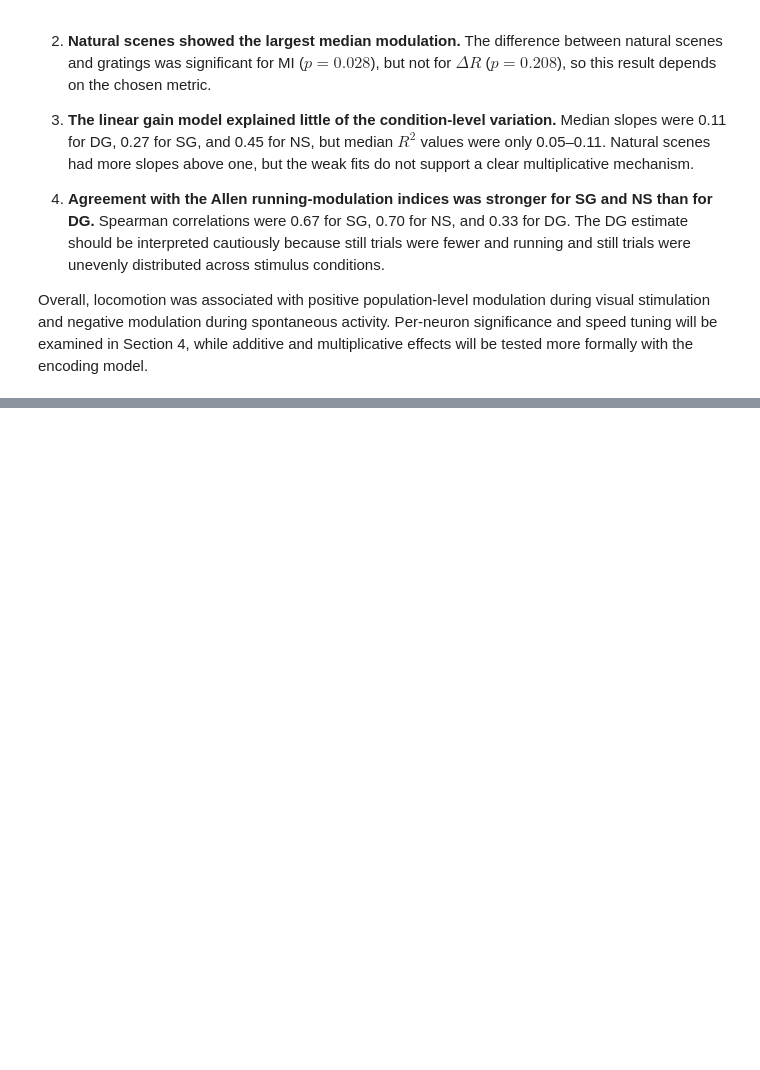
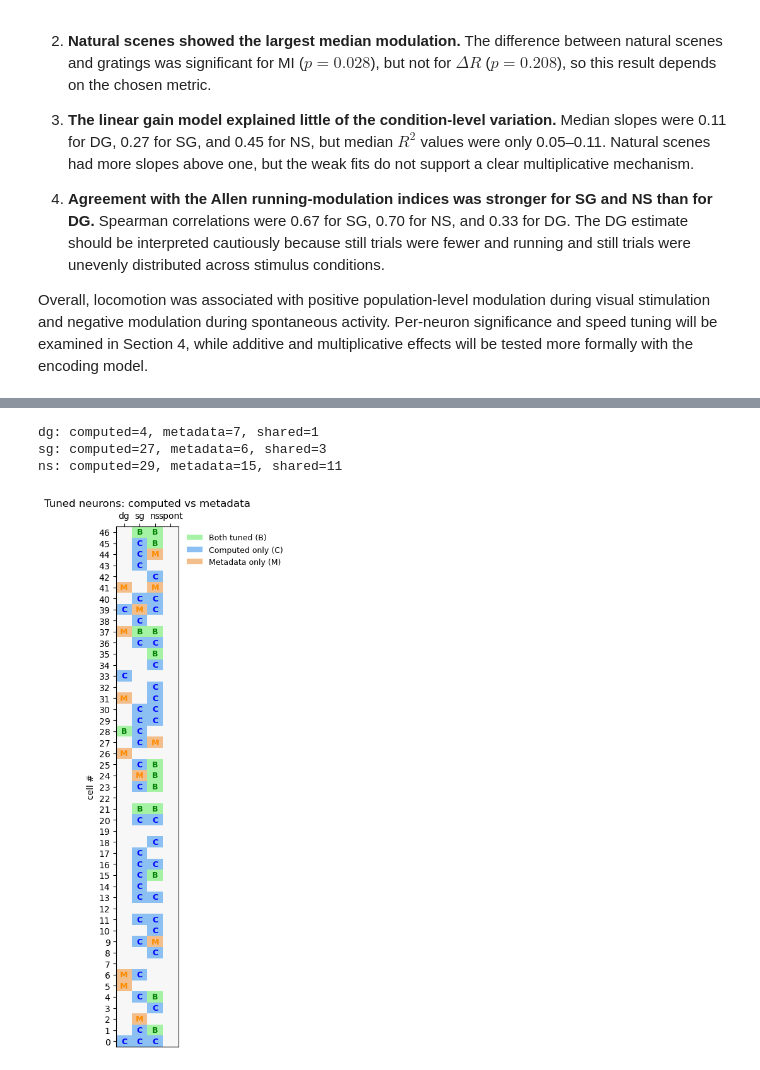
Before and after one commit to ZhidongZhang96/NDS-V1-RunningNaturalMod, a Jupyter notebook: visual_coding_B.ipynb, the cells around one changed output, grey strips where cells are left out. Drawn from its saved outputs; the diff is of its cells as text; code cells hidden in the pictures; blank space fills up the shorter version.

```diff
--- a/visual_coding_B.ipynb
+++ b/visual_coding_B.ipynb
@@ -413,21 +283,0 @@ for stim in SHORT_STIM[:-1]:
-# %%
-# ── Convert index arrays to boolean masks ──
-n_cells = len(data["matched_cell_ids"])
-
-tuned_masks = {
-    stim: np.isin(np.arange(n_cells), tuned_neurons[stim])
-    for stim in SHORT_STIM
-}
-
-speed_tuned_masks = {
-    stim: np.isin(np.arange(n_cells), speed_tuned[stim])
-    for stim in SHORT_STIM[:-1]  # spont has no metadata
-}
-
-# ── Plot grid: computed (t-test) vs metadata (p_run_mod) ──
-fig = plot_tuned_neurons_grid(
-    tuned_masks,
-    metadata_tuned=speed_tuned_masks,
-    figsize=(3.5, 9),
-)
-plt.show()
@@ -439,0 +317,27 @@ plt.show()
+# %%
+p_speed = metadata[[f"p_run_mod_{stim}" for stim in SHORT_STIM[:-1]]].values
+mask_speed_tuned = p_speed < 0.05
+speed_tuned = {stim: np.where(mask_speed_tuned[:, i])[0] for i, stim in enumerate(SHORT_STIM[:-1])}
+
+tuned_neurons = {short: np.where(results[stim].tuned_mask)[0] for short, stim in zip(SHORT_STIM, STIMULI)}
+
+for stim in SHORT_STIM[:-1]:
+    computed_neurons = tuned_neurons[stim]
+    metadata_neurons = speed_tuned[stim]
+    shared_neurons = np.intersect1d(computed_neurons, metadata_neurons)
+    print(f"{stim}: computed={len(computed_neurons)}, metadata={len(metadata_neurons)}, shared={len(shared_neurons)}")
+# %% [output]
+dg: computed=4, metadata=7, shared=1
+sg: computed=27, metadata=6, shared=3
+ns: computed=29, metadata=15, shared=11
+# %%
+tuned_masks = {short: results[stim].tuned_mask for short, stim in zip(SHORT_STIM, STIMULI)}
+speed_tuned_masks = {
+    stim: np.isin(np.arange(len(data["matched_cell_ids"])), speed_tuned[stim])
+    for stim in SHORT_STIM[:-1]  # spontaneous has no metadata significance test
+}
+
+fig = plot_tuned_neurons_grid(tuned_masks, metadata_tuned=speed_tuned_masks, figsize=(3.5, 9))
+plt.show()
+# %% [output]
+[figure, added]
```
Also changed, not shown: parts of 28 cells of this notebook, 1 other file.
